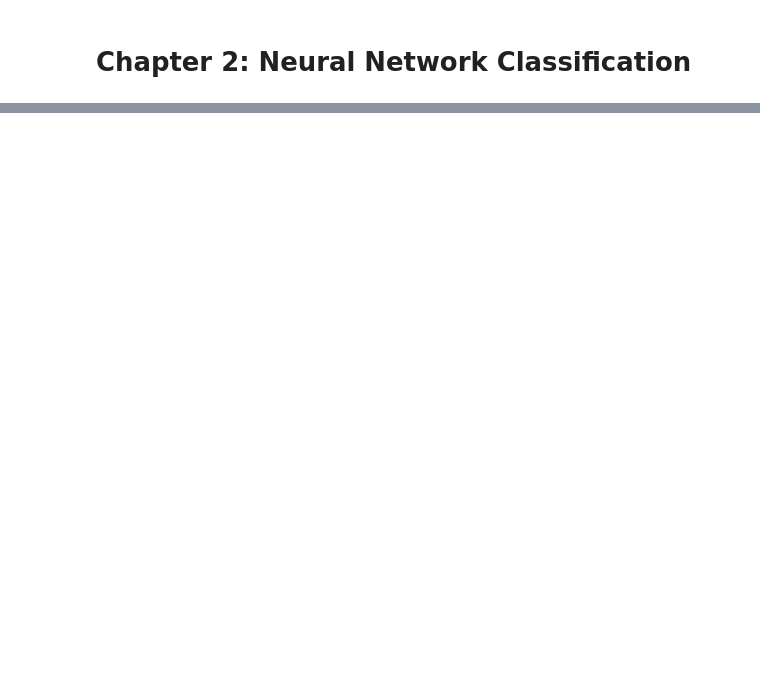
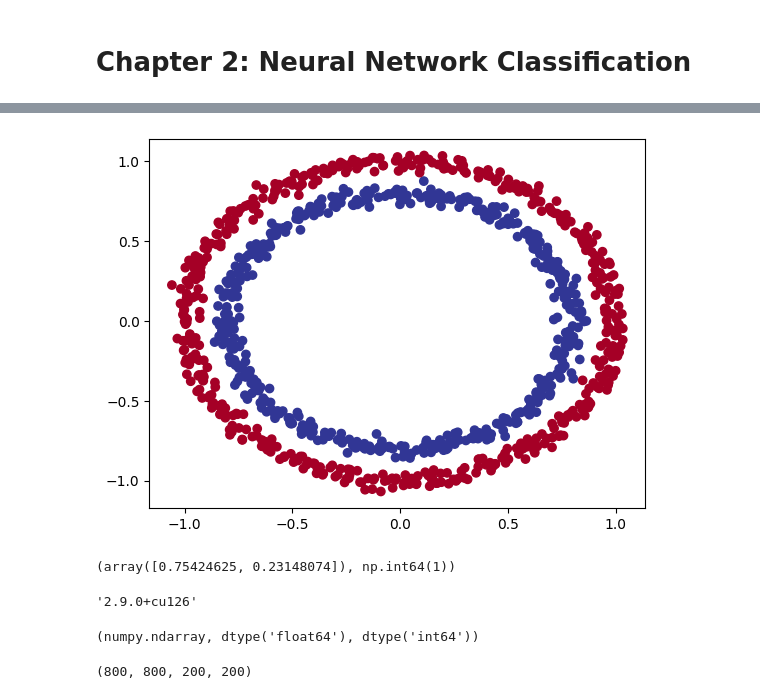
Before and after one commit to Saksit-Jittasopee/pytorch-practice, a Jupyter notebook: PyTorch_101.ipynb, the cells around one changed output, grey strips where cells are left out. Saved outputs shown, nothing was run; the diff lists cells and outputs as text; code cells hidden in the pictures; blank space fills up the shorter version.

```diff
--- a/PyTorch_101.ipynb
+++ b/PyTorch_101.ipynb
@@ -1052,2 +1041,13 @@ tensor([[True],
 # %% [markdown]
 # Chapter 2: Neural Network Classification
+# %%
+import sklearn
+from sklearn.datasets import make_circles
+
+# Make 100 samples
+n_samples = 1000
+
+# Create circle
+X, y = make_circles(n_samples, noise=0.03, random_state=42)
+
+len(X), len(y)
@@ -1053,0 +1087,29 @@ tensor([[True],
+# %%
+# Visualize
+import matplotlib.pyplot as plt
+
+plt.scatter(x=X[:, 0],
+            y=X[:, 1],
+            c=y,
+            cmap=plt.cm.RdYlBu);
+# %% [output]
+[figure, added]
+# %%
+X_sample = X[0]
+Y_sample = y[0]
+
+X_sample, Y_sample
+# %% [output]
+(array([0.75424625, 0.23148074]), np.int64(1))
+# %%
+import torch
+torch.__version__
+# %% [output]
+'2.9.0+cu126'
+# %%
+# Turn data into sensors
+#X = torch.from_numpy(X).type(torch.float)
+#y = torch.from_numpy(y).type(torch.float)
+type(X), X.dtype, y.dtype
+# %% [output]
+(numpy.ndarray, dtype('float64'), dtype('int64'))
@@ -1053,0 +1121,4 @@ tensor([[True],
+# %%
+len(X_train), len(y_train), len(X_test), len(y_test)
+# %% [output]
+(800, 800, 200, 200)
```
Also changed, not shown: parts of 21 cells of this notebook.
